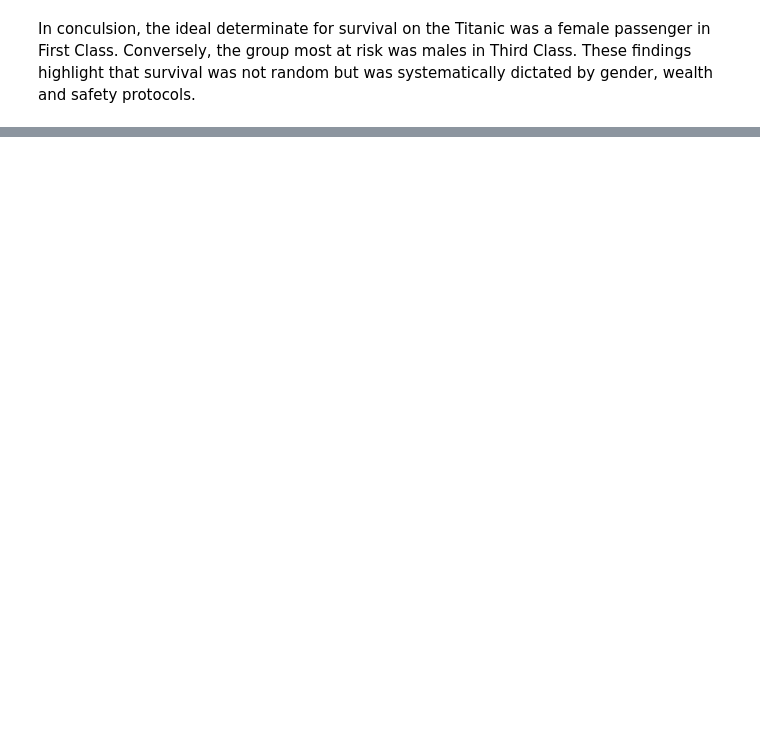
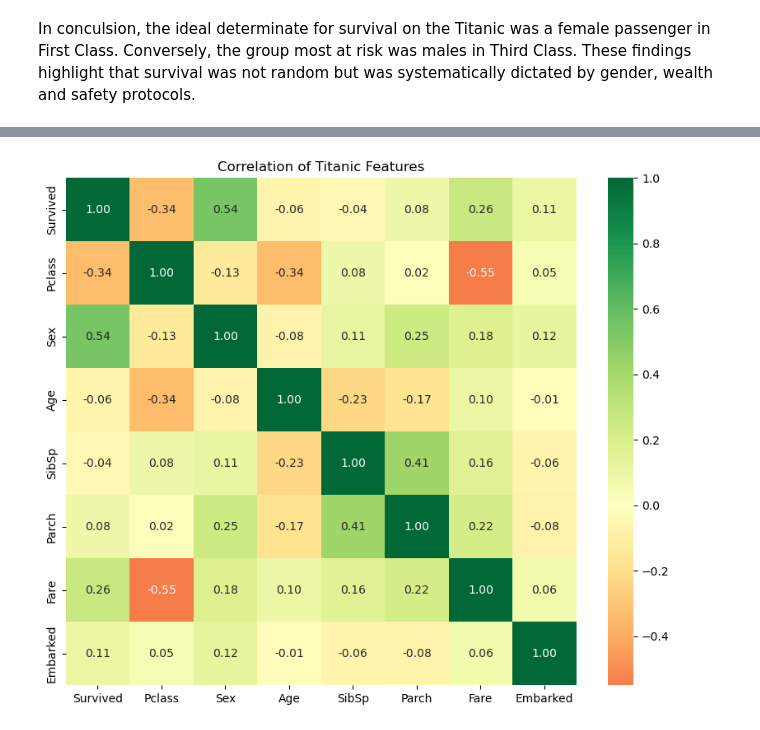
Before and after one commit to datawthishakirat/Titanic_Data_set, a Jupyter notebook: Titanic project(1).ipynb, the cells around one changed output, grey strips where cells are left out. Saved outputs shown, nothing was run; the diff lists cells and outputs as text; code cells hidden in the pictures; blank space fills up the shorter version.

```diff
--- a/Titanic project(1).ipynb
+++ b/Titanic project(1).ipynb
@@ -311,0 +323,18 @@ plt.savefig('gender.png', dpi=300)
+# %%
+# Create the heatmap copy
+heatmap_data = titanic.copy()
+
+heatmap_data['Sex'] = heatmap_data['Sex'].map({'male': 0, 'female': 1})
+heatmap_data['Embarked'] = heatmap_data['Embarked'].map({'S': 0, 'C': 1, 'Q': 2})
+
+#  Select columns and calculate correlation
+cols_to_use = ['Survived', 'Pclass', 'Sex', 'Age', 'SibSp', 'Parch', 'Fare', 'Embarked']
+corr_matrix = heatmap_data[cols_to_use].corr()
+
+# Plot
+plt.figure(figsize=(10, 8))
+sns.heatmap(corr_matrix, annot=True, cmap='RdYlGn', center=0, fmt=".2f")
+plt.title('Correlation of Titanic Features')
+plt.savefig('titanic_heatmap.png', dpi=300, bbox_inches='tight')
+# %% [output]
+[figure, added]
```
Also changed, not shown: parts of 14 cells of this notebook.
